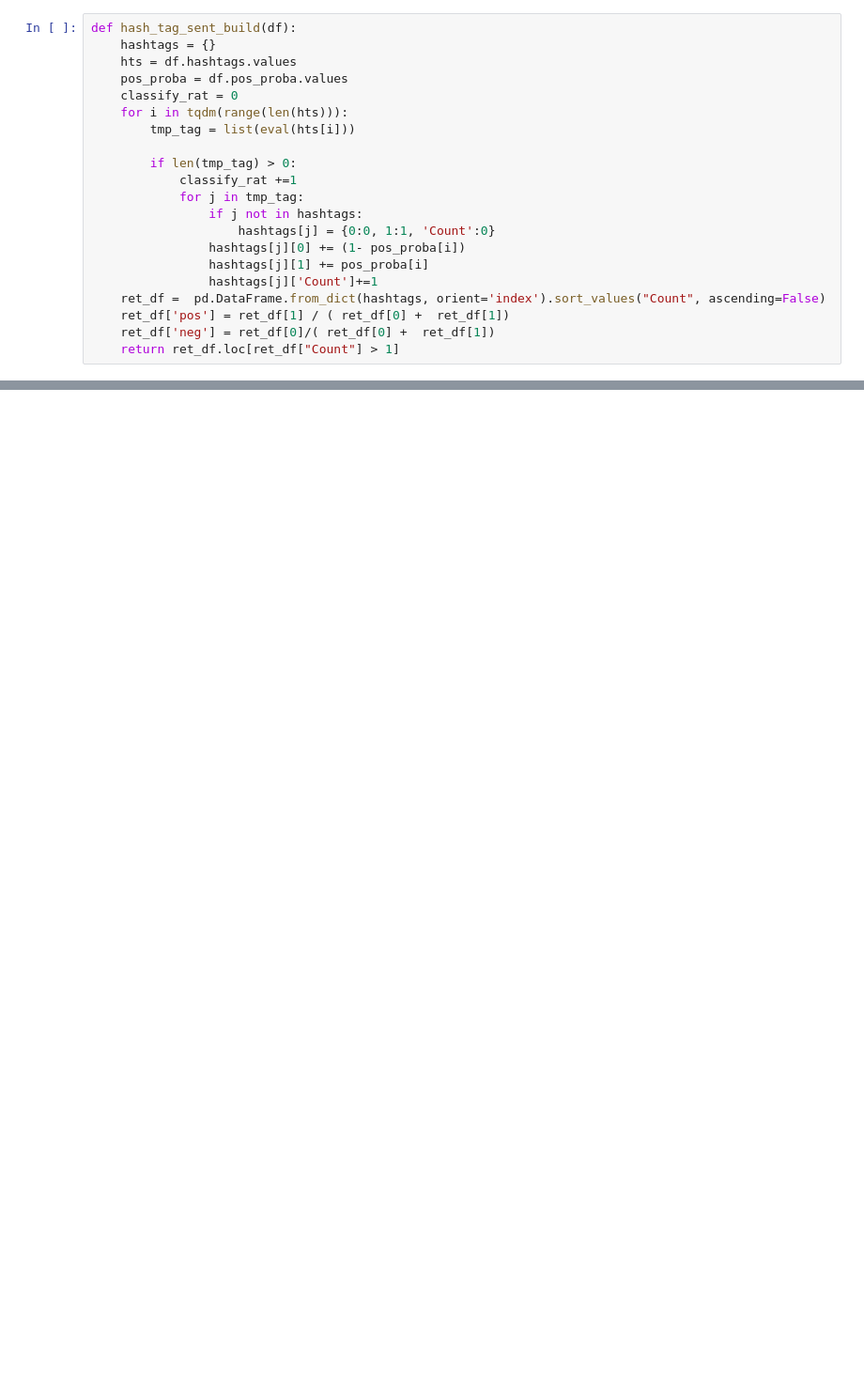
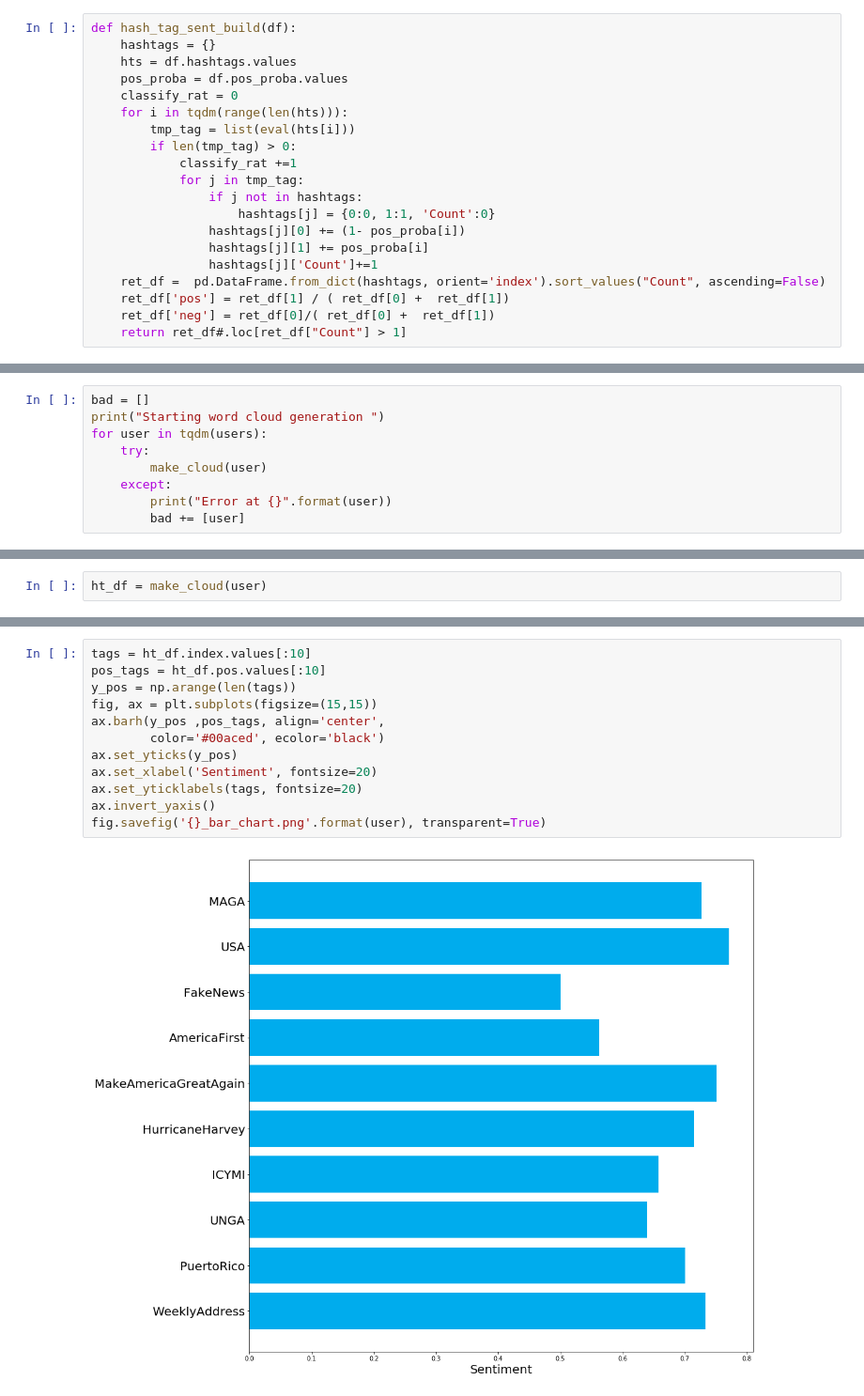
Before and after one commit to data-mechanics/course-2018-spr-proj, a Jupyter notebook: kaidb_vilin/Tweet_Stream/Politician_plot.ipynb, the cells around one changed output, grey strips where cells are left out. Shown: that part at 94% size. Saved outputs shown, nothing was run; the diff lists cells and outputs as text; blank space fills up the shorter version.

```diff
--- a/kaidb_vilin/Tweet_Stream/Politician_plot.ipynb
+++ b/kaidb_vilin/Tweet_Stream/Politician_plot.ipynb
@@ -41,7 +19,6 @@ def hash_tag_sent_build(df):
     classify_rat = 0
     for i in tqdm(range(len(hts))):
         tmp_tag = list(eval(hts[i]))
-
         if len(tmp_tag) > 0:
             classify_rat +=1
             for j in tmp_tag:
@@ -53,4 +30,4 @@ def hash_tag_sent_build(df):
     ret_df =  pd.DataFrame.from_dict(hashtags, orient='index').sort_values("Count", ascending=False)
     ret_df['pos'] = ret_df[1] / ( ret_df[0] +  ret_df[1])
     ret_df['neg'] = ret_df[0]/( ret_df[0] +  ret_df[1])
-    return ret_df.loc[ret_df["Count"] > 1]
+    return ret_df#.loc[ret_df["Count"] > 1]
@@ -89,0 +75,9 @@ Name: Count, Length: 244, dtype: int64
+# %%
+bad = []
+print("Starting word cloud generation ")
+for user in tqdm(users):
+    try:
+        make_cloud(user)
+    except:
+        print("Error at {}".format(user))
+        bad += [user]
@@ -90,3 +98,5 @@ Name: Count, Length: 244, dtype: int64
+# %%
+ht_df = make_cloud(user)
 # %%
 xs = OrdinalScale()
 ys = LinearScale()
@@ -143,0 +110,14 @@ DONE
+# %%
+tags = ht_df.index.values[:10]
+pos_tags = ht_df.pos.values[:10]
+y_pos = np.arange(len(tags))
+fig, ax = plt.subplots(figsize=(15,15))
+ax.barh(y_pos ,pos_tags, align='center',
+        color='#00aced', ecolor='black')
+ax.set_yticks(y_pos)
+ax.set_xlabel('Sentiment', fontsize=20)
+ax.set_yticklabels(tags, fontsize=20)
+ax.invert_yaxis()
+fig.savefig('{}_bar_chart.png'.format(user), transparent=True)
+# %% [output]
+[figure, added]
```
Also changed, not shown: parts of 16 cells of this notebook, 33 other files.
